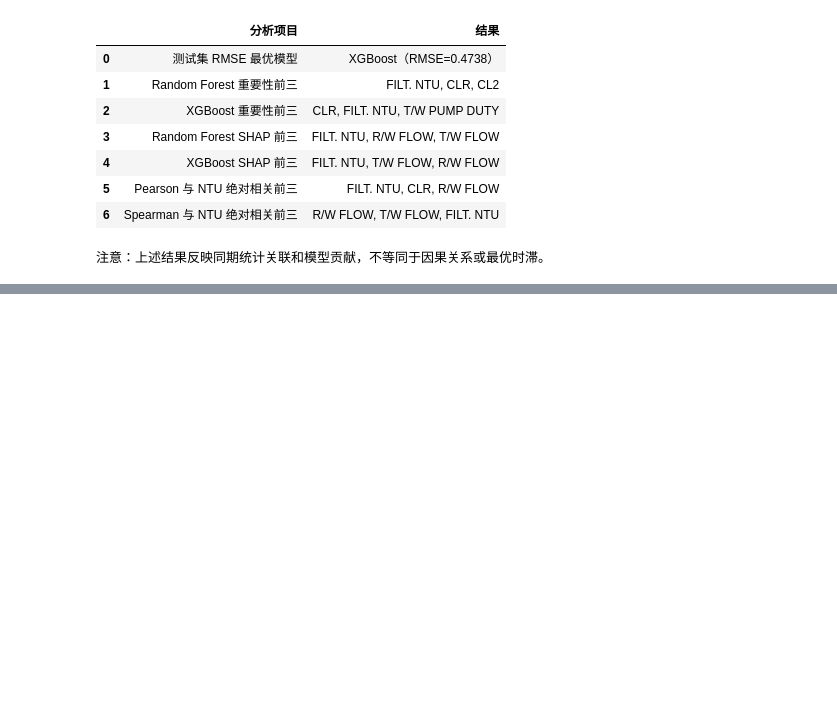
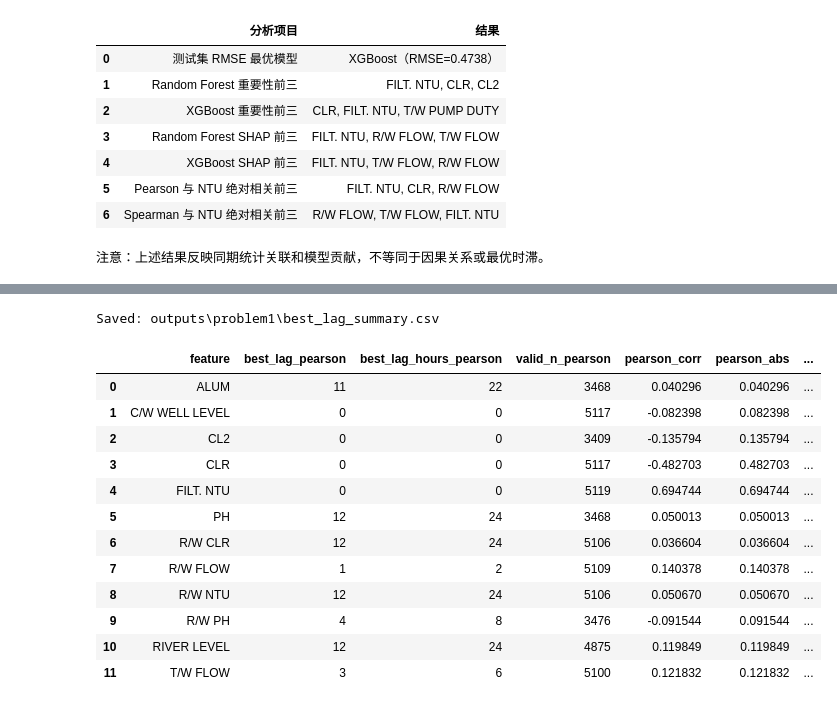
Before and after one commit to Azdmjiny/2026-Asia-Pasific-cup, a Jupyter notebook: codes/p1.ipynb, the cells around one changed output, grey strips where cells are left out. Saved outputs shown, nothing was run; the diff lists cells and outputs as text; code cells hidden in the pictures; blank space fills up the shorter version.

```diff
--- a/codes/p1.ipynb
+++ b/codes/p1.ipynb
@@ -744,0 +972,62 @@ print("注意：上述结果反映同期统计关联和模型贡献，不等同
+# %%
+# Pearson 最强 lag
+best_pearson = (
+    lag_corr_df
+    .dropna(subset=["pearson_abs"])
+    .sort_values(["feature", "pearson_abs"], ascending=[True, False])
+    .groupby("feature", as_index=False)
+    .first()
+)
+
+best_pearson = best_pearson[
+    ["feature", "lag", "lag_hours", "valid_n", "pearson_corr", "pearson_abs"]
+].rename(columns={
+    "lag": "best_lag_pearson",
+    "lag_hours": "best_lag_hours_pearson",
+    "valid_n": "valid_n_pearson"
+})
+
+# Spearman 最强 lag
+best_spearman = (
+    lag_corr_df
+    .dropna(subset=["spearman_abs"])
+    .sort_values(["feature", "spearman_abs"], ascending=[True, False])
+    .groupby("feature", as_index=False)
+    .first()
+)
+
+best_spearman = best_spearman[
+    ["feature", "lag", "lag_hours", "valid_n", "spearman_corr", "spearman_abs"]
+].rename(columns={
+    "lag": "best_lag_spearman",
+    "lag_hours": "best_lag_hours_spearman",
+    "valid_n": "valid_n_spearman"
+})
+
+best_lag_summary = pd.merge(
+    best_pearson,
+    best_spearman,
+    on="feature",
+    how="outer"
+)
+
+best_lag_path = OUTPUT_DIR / "best_lag_summary.csv"
+best_lag_summary.to_csv(best_lag_path, index=False, encoding="utf-8-sig")
+
+print("Saved:", best_lag_path)
+best_lag_summary
+# %% [output]
+Saved: outputs\problem1\best_lag_summary.csv
+|  | feature | best_lag_pearson | best_lag_hours_pearson | valid_n_pearson | pearson_corr | pearson_abs | ... |
+| 0 | ALUM | 11 | 22 | 3468 | 0.040296 | 0.040296 | ... |
+| 1 | C/W WELL LEVEL | 0 | 0 | 5117 | -0.082398 | 0.082398 | ... |
+| 2 | CL2 | 0 | 0 | 3409 | -0.135794 | 0.135794 | ... |
+| 3 | CLR | 0 | 0 | 5117 | -0.482703 | 0.482703 | ... |
+| 4 | FILT. NTU | 0 | 0 | 5119 | 0.694744 | 0.694744 | ... |
+| 5 | PH | 12 | 24 | 3468 | 0.050013 | 0.050013 | ... |
+| 6 | R/W CLR | 12 | 24 | 5106 | 0.036604 | 0.036604 | ... |
+| 7 | R/W FLOW | 1 | 2 | 5109 | 0.140378 | 0.140378 | ... |
+| 8 | R/W NTU | 12 | 24 | 5106 | 0.050670 | 0.050670 | ... |
+| 9 | R/W PH | 4 | 8 | 3476 | -0.091544 | 0.091544 | ... |
+| 10 | RIVER LEVEL | 12 | 24 | 4875 | 0.119849 | 0.119849 | ... |
+| 11 | T/W FLOW | 3 | 6 | 5100 | 0.121832 | 0.121832 | ... |
```
Also changed, not shown: parts of 8 cells of this notebook.
